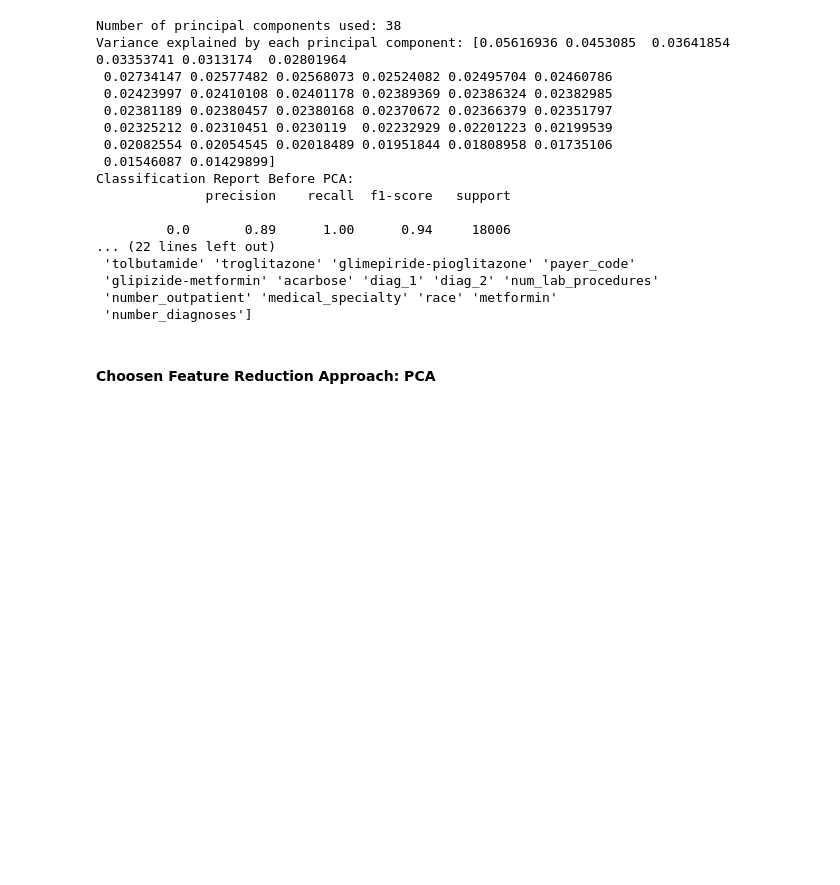
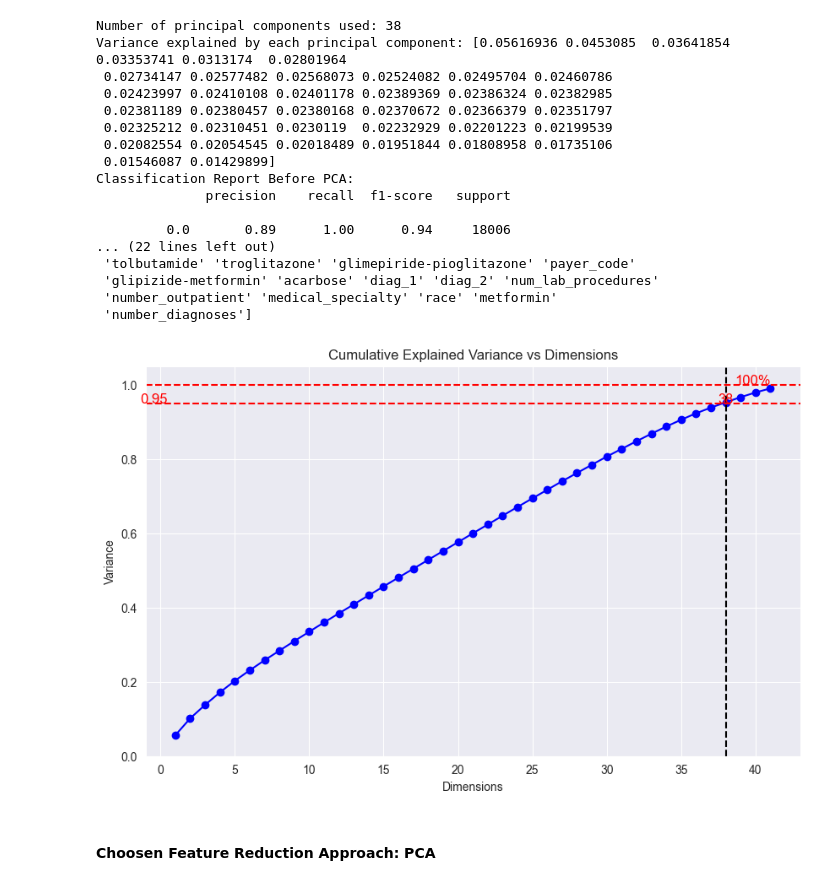
Before and after one commit to selinceydeli/ESL_Final_Project, a Jupyter notebook: effect_of_class_imbalance_code.ipynb, the cells around one changed output. Saved outputs shown, nothing was run; the diff lists cells and outputs as text; code cells hidden in the pictures; blank space fills up the shorter version.

Commit message:
pca variance x dimensions graph

```diff
--- a/effect_of_class_imbalance_code.ipynb
+++ b/effect_of_class_imbalance_code.ipynb
@@ -1331,6 +1339,46 @@ Classification Report Before PCA:
  'glipizide-metformin' 'acarbose' 'diag_1' 'diag_2' 'num_lab_procedures'
  'number_outpatient' 'medical_specialty' 'race' 'metformin'
  'number_diagnoses']
+# %%
+pca = PCA(.99)
+pca.fit(X_train)
+
+X_train_pca = pca.transform(X_train)
+X_test_pca = pca.transform(X_test)
+
+# Get the cumulative explained variance
+cumulative_variance = np.cumsum(pca.explained_variance_ratio_)
+
+# Find the number of components for 0.95 and 0.99 variance
+dimensions_95 = np.argmax(cumulative_variance >= 0.95) + 1
+dimensions_99 = np.argmax(cumulative_variance >= 0.99) + 1
+
+# Plot the cumulative variance vs dimensions
+plt.figure(figsize=(10, 6))
+plt.plot(np.arange(1, len(cumulative_variance) + 1), cumulative_variance, marker='o', color='b')
+
+# Add dotted lines for the 0.95 and 1.0 variance marks
+plt.axhline(y=0.95, color='r', linestyle='--')
+plt.axhline(y=1.0, color='r', linestyle='--')
+plt.axvline(x=dimensions_95, color='k', linestyle='--')
+
+# Highlighting the 0.95 point
+plt.text(dimensions_95, 0.95, f'{dimensions_95}', color='red', fontsize=12, ha='center')
+plt.text(0.5, 0.95, '0.95', color='red', fontsize=12, ha='right')
+
+# Highlighting the 1.0 point
+plt.text(len(cumulative_variance), 1.0, '100%', color='red', fontsize=12, ha='right')
+
+# Add labels and title
+plt.xlabel('Dimensions')
+plt.ylabel('Variance')
+plt.title('Cumulative Explained Variance vs Dimensions')
+plt.ylim([0, 1.05])
+plt.grid(True)
+
+plt.show()
+# %% [output]
+[figure, added]
 # %% [markdown]
 #### Choosen Feature Reduction Approach: PCA
 # %% [markdown]
```
Also changed, not shown: parts of 5 cells of this notebook.
